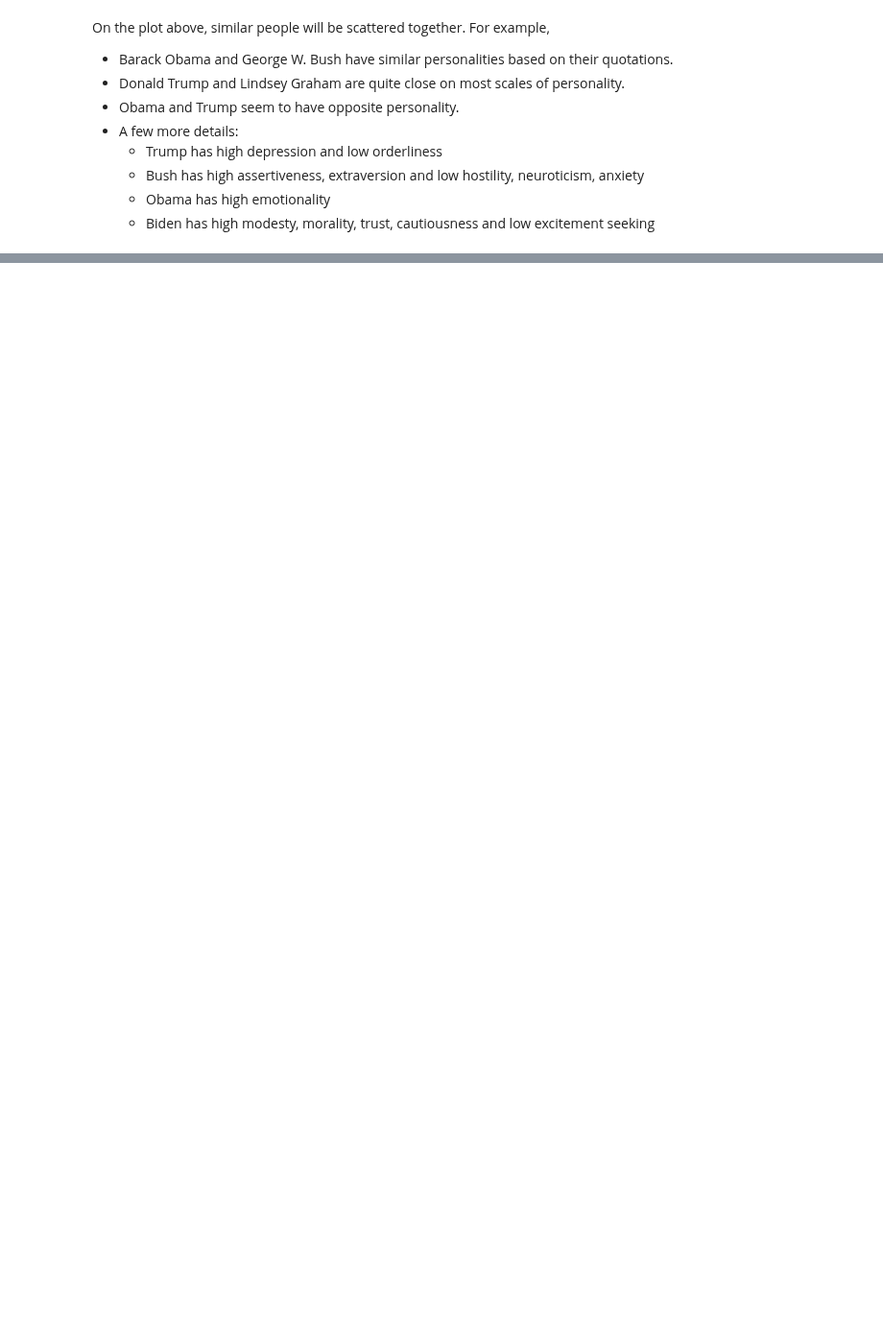
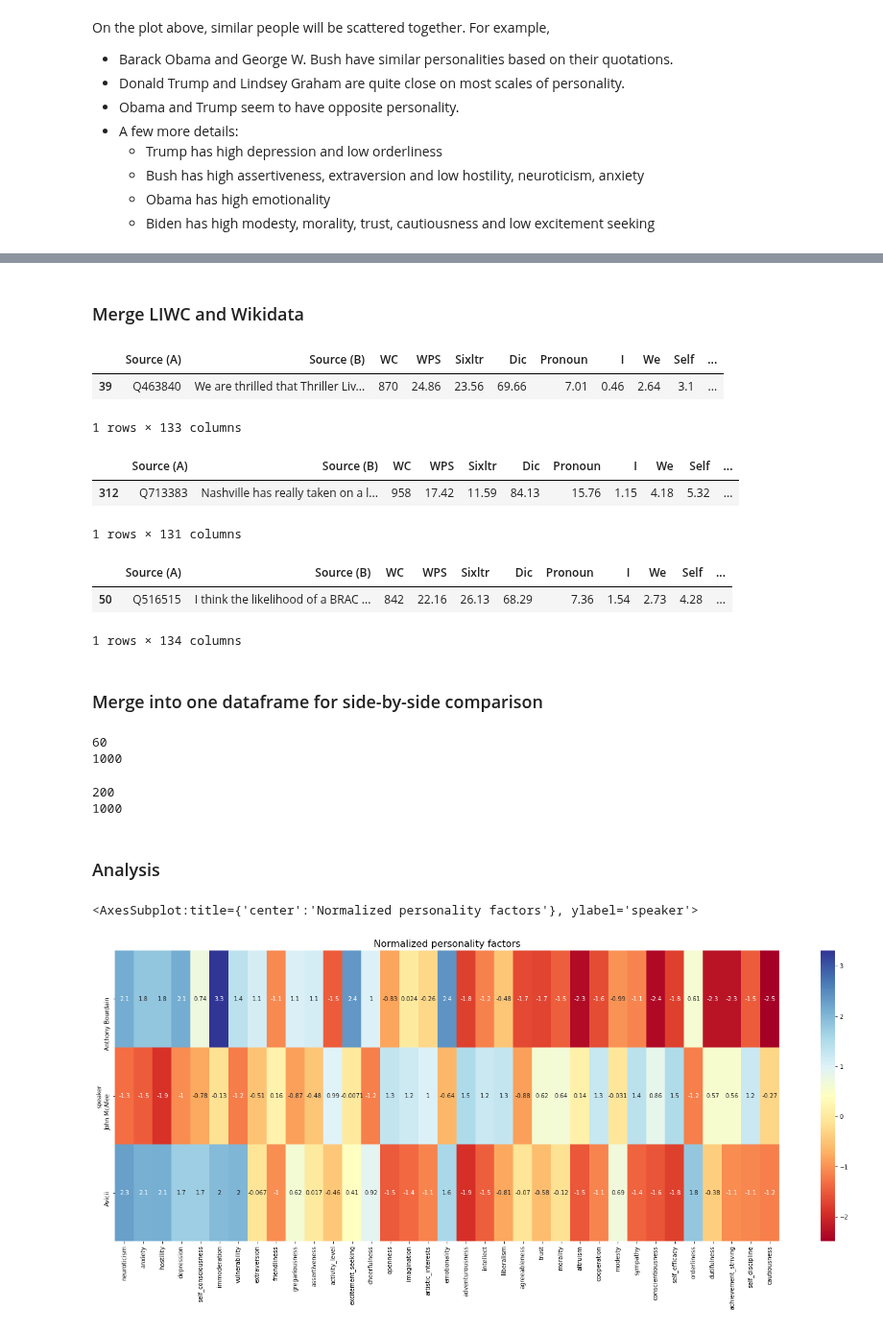
Before and after one commit to epfl-ada/ada-2021-project-madry, a Jupyter notebook: SuicideAnalysis.ipynb, the cells around one changed output, grey strips where cells are left out. Shown at 96% size. Saved outputs shown, nothing was run; the diff lists cells and outputs as text; code cells hidden in the pictures; blank space fills up the shorter version.

```diff
--- a/SuicideAnalysis.ipynb
+++ b/SuicideAnalysis.ipynb
@@ -1062,0 +1041,46 @@ On the plot above, similar people will be scattered together. For example,
+# %% [markdown]
+### Merge LIWC and Wikidata
+# %%
+df1 = pd.concat([sui_liwc, sui_personality], axis=1)
+sui_wikidata_pd = pd.DataFrame(sui_wikidata.values())
+
+sui_df = df1.merge(sui_wikidata_pd, left_on='Source (A)', right_on='item', how='left')
+sui_df.sample()
+# %% [output]
+|  | Source (A) | Source (B) | WC | WPS | Sixltr | Dic | Pronoun | I | We | Self | ... |
+| 39 | Q463840 | We are thrilled that Thriller Liv... | 870 | 24.86 | 23.56 | 69.66 | 7.01 | 0.46 | 2.64 | 3.1 | ... |
+1 rows × 133 columns
+# %%
+df1 = pd.concat([ctrl_liwc, ctrl_personality], axis=1)
+ctrl_wikidata_pd = pd.DataFrame(ctrl_wikidata.values())
+
+ctrl_df = df1.merge(ctrl_wikidata_pd, left_on='Source (A)', right_on='item', how='left')
+ctrl_df.sample()
+# %% [output]
+|  | Source (A) | Source (B) | WC | WPS | Sixltr | Dic | Pronoun | I | We | Self | ... |
+| 312 | Q713383 | Nashville has really taken on a l... | 958 | 17.42 | 11.59 | 84.13 | 15.76 | 1.15 | 4.18 | 5.32 | ... |
+1 rows × 131 columns
+# %%
+df1 = pd.concat([poli_liwc, poli_personality], axis=1)
+poli_wikidata_pd = pd.DataFrame(poli_wikidata.values())
+
+poli_df = df1.merge(poli_wikidata_pd, left_on='Source (A)', right_on='item', how='left')
+poli_df.sample()
+# %% [output]
+|  | Source (A) | Source (B) | WC | WPS | Sixltr | Dic | Pronoun | I | We | Self | ... |
+| 50 | Q516515 | I think the likelihood of a BRAC ... | 842 | 22.16 | 26.13 | 68.29 | 7.36 | 1.54 | 2.73 | 4.28 | ... |
+1 rows × 134 columns
+# %% [markdown]
+### Merge into one dataframe for side-by-side comparison
+# %%
+sui_df_copy = sui_df.copy()
+sui_df_copy['suicide'] = "Yes"
+print(sui_df_copy.shape[0])
+
+ctrl_df_copy = ctrl_df.copy()
+ctrl_df_copy['suicide'] = "No"
+# ctrl_df_copy = ctrl_df_copy.head(60)
+print(ctrl_df_copy.shape[0])
+# %% [output]
+60
+1000
@@ -1062,0 +1089,12 @@ On the plot above, similar people will be scattered together. For example,
+# %%
+poli_df_copy = poli_df.copy()
+poli_df_copy['politician'] = "Yes"
+print(poli_df_copy.shape[0])
+
+ctrl_df_copy = ctrl_df.copy()
+ctrl_df_copy['politician'] = "No"
+# ctrl_df_copy = ctrl_df_copy.head(60)
+print(ctrl_df_copy.shape[0])
+# %% [output]
+200
+1000
@@ -1062,0 +1103,2 @@ On the plot above, similar people will be scattered together. For example,
+# %% [markdown]
+### Analysis
@@ -1062,0 +1111,19 @@ On the plot above, similar people will be scattered together. For example,
+# %%
+test3 = sui_df.copy()
+test3['speaker'] = test3['itemLabel']
+test3 = test3[test3['item'].isin(['Q426582', 'Q45864', 'Q505476'])].set_index('speaker')
+# %%
+test4 = test3[PERSONALITY_ATTRS]
+# %%
+means = ctrl_df[PERSONALITY_ATTRS].mean()
+stds = ctrl_df[PERSONALITY_ATTRS].std()
+test4 = (test4 - means) / stds
+# srs = pd.Series(ctrl_df[PERSONALITY_ATTRS].mean(), name='average')
+# test4 = test4.append(srs)
+# %%
+fig, ax = plt.subplots(figsize=(25, 9))
+ax.set_title('Normalized personality factors', fontsize='16')
+sns.heatmap(test4, ax=ax, annot=True, cmap='RdYlBu')
+# %% [output]
+<AxesSubplot:title={'center':'Normalized personality factors'}, ylabel='speaker'>
+[figure, added]
```
Also changed, not shown: parts of 32 cells of this notebook, 1 other file.
